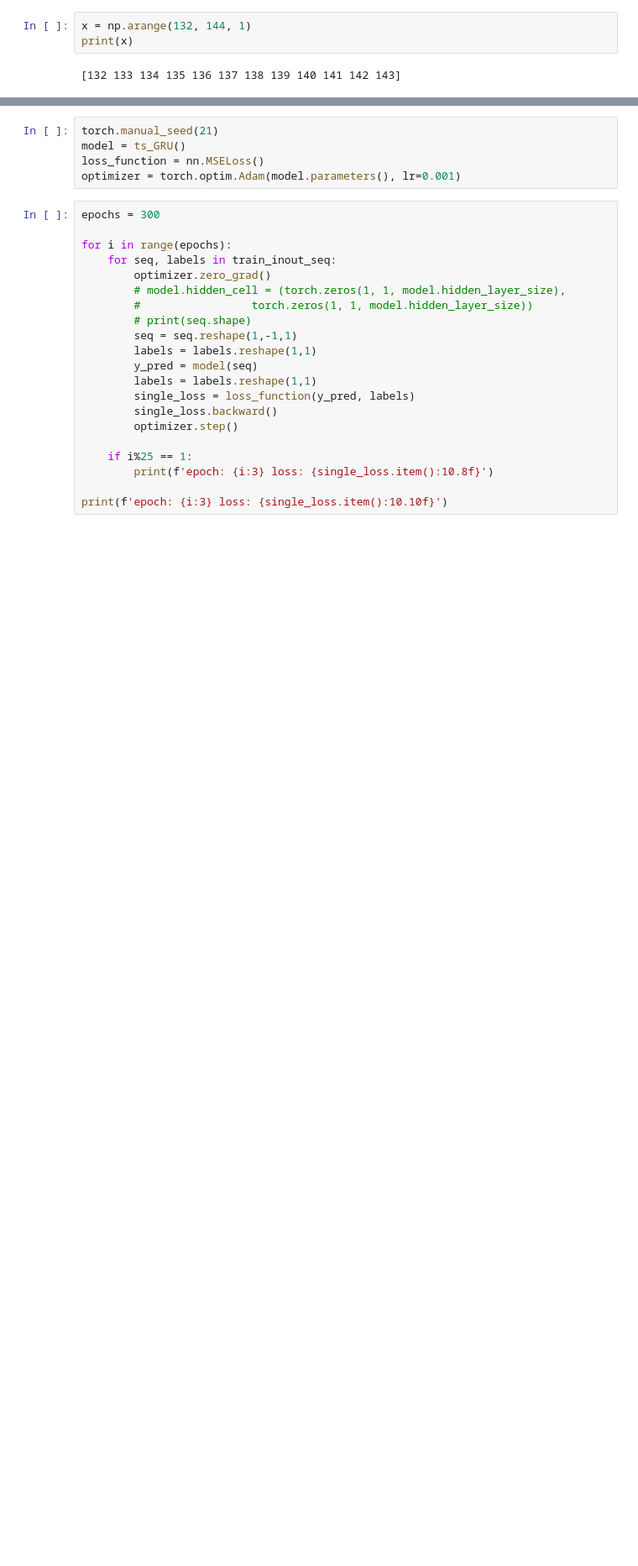
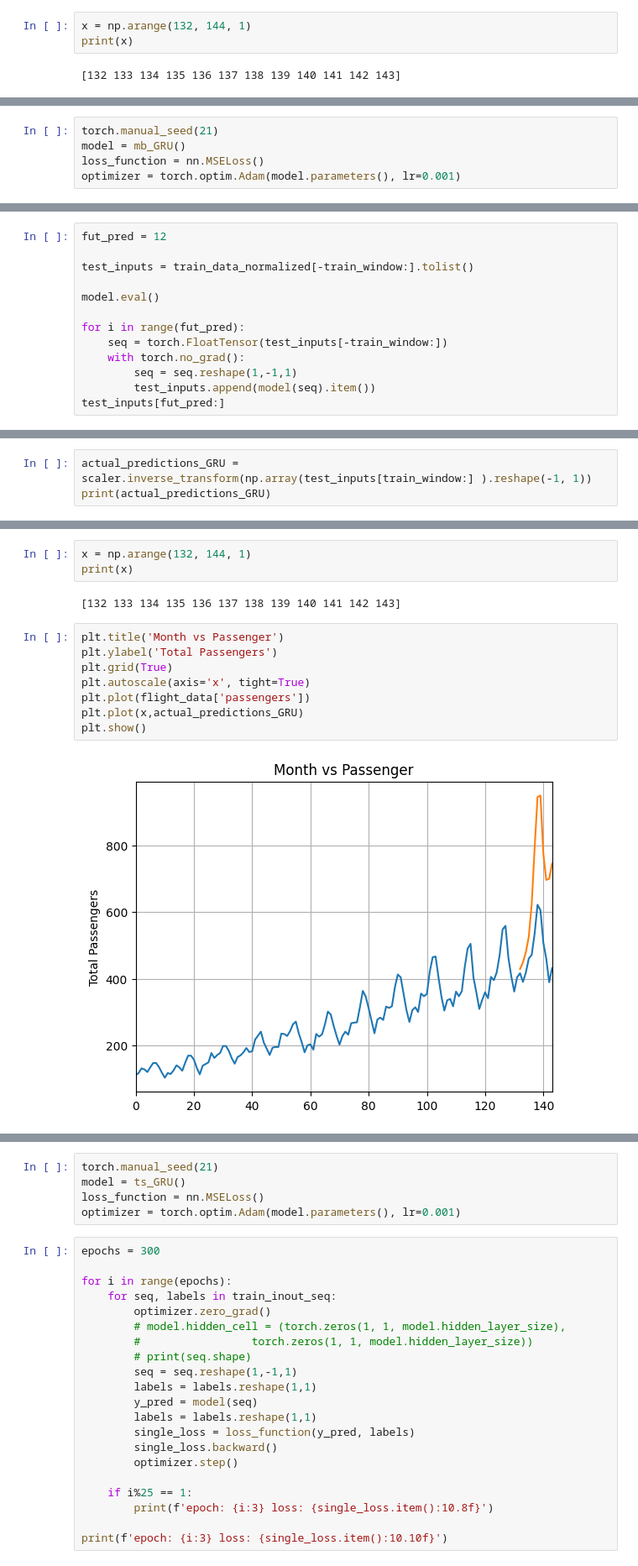
Before and after one commit to MatteoBollecchino/Corsi_Magistrale_SST, a Jupyter notebook: MLSA/AA20252026/notebooks/Lecture_4_Deep_Learning_RNN.ipynb, the cells around one changed output, grey strips where cells are left out. Shown at 84% size. Cells and saved outputs as stored; diff of their text form; blank space fills up the shorter version.

```diff
--- a/MLSA/AA20252026/notebooks/Lecture_4_Deep_Learning_RNN.ipynb
+++ b/MLSA/AA20252026/notebooks/Lecture_4_Deep_Learning_RNN.ipynb
@@ -1183,0 +1214,5 @@ plt.show()
+# %%
+torch.manual_seed(21)
+model = mb_GRU()
+loss_function = nn.MSELoss()
+optimizer = torch.optim.Adam(model.parameters(), lr=0.001)
@@ -1183,0 +1244,13 @@ plt.show()
+# %%
+fut_pred = 12
+
+test_inputs = train_data_normalized[-train_window:].tolist()
+
+model.eval()
+
+for i in range(fut_pred):
+    seq = torch.FloatTensor(test_inputs[-train_window:])
+    with torch.no_grad():
+        seq = seq.reshape(1,-1,1)
+        test_inputs.append(model(seq).item())
+test_inputs[fut_pred:]
@@ -1183,0 +1270,3 @@ plt.show()
+# %%
+actual_predictions_GRU = scaler.inverse_transform(np.array(test_inputs[train_window:] ).reshape(-1, 1))
+print(actual_predictions_GRU)
@@ -1183,0 +1286,15 @@ plt.show()
+# %%
+x = np.arange(132, 144, 1)
+print(x)
+# %% [output]
+[132 133 134 135 136 137 138 139 140 141 142 143]
+# %%
+plt.title('Month vs Passenger')
+plt.ylabel('Total Passengers')
+plt.grid(True)
+plt.autoscale(axis='x', tight=True)
+plt.plot(flight_data['passengers'])
+plt.plot(x,actual_predictions_GRU)
+plt.show()
+# %% [output]
+[figure, added]
```
Also changed, not shown: parts of 13 cells of this notebook.
